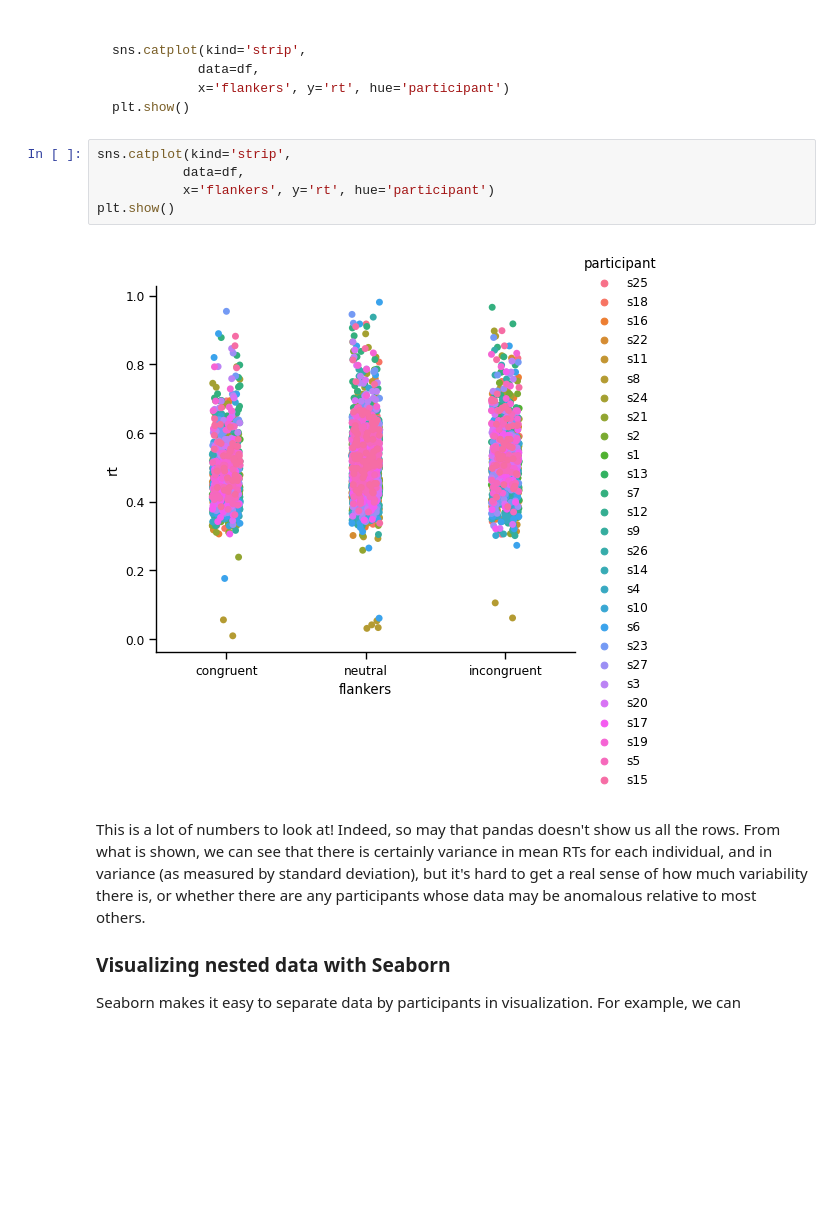
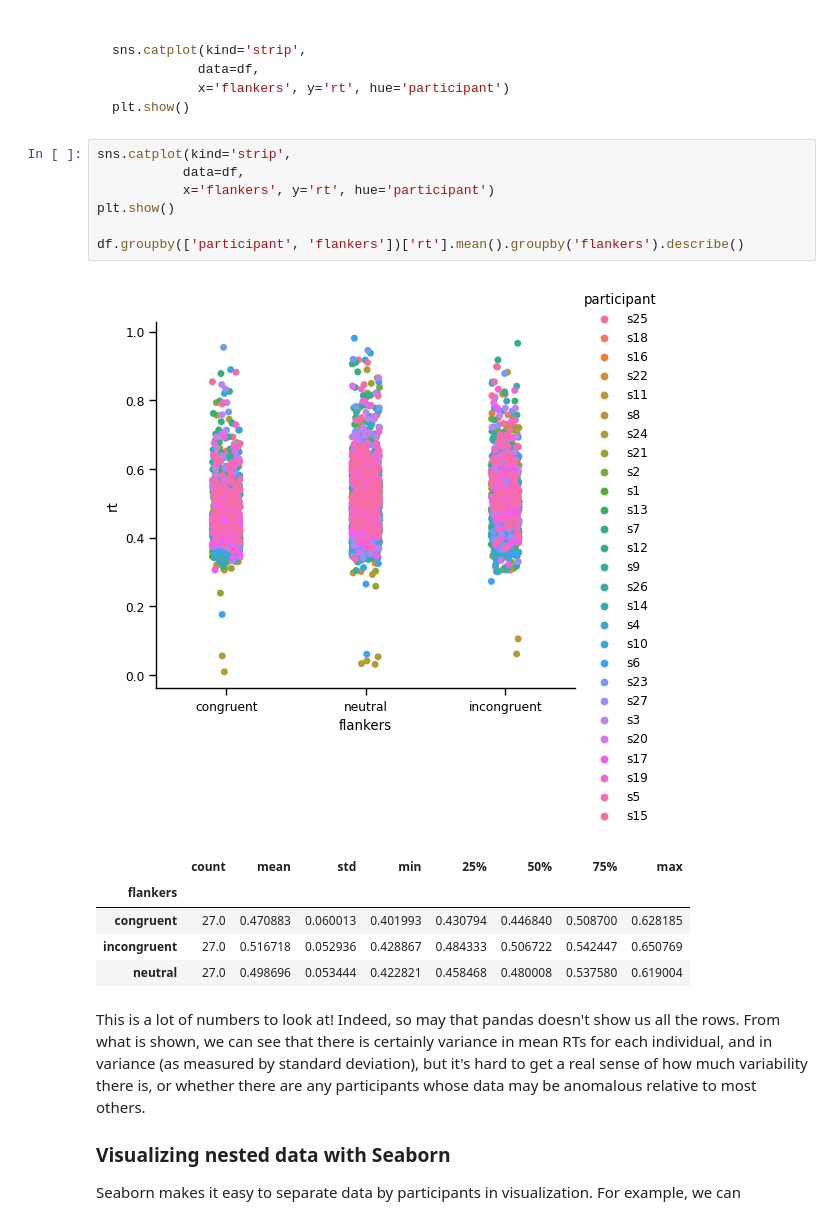
Before and after one commit to stochastic-bean/NDS_Ch5_Biostatistics, a Jupyter notebook: 1 - repeated_measures.ipynb, the cells around one changed output. Cells and saved outputs as stored; diff of their text form; blank space fills up the shorter version.

```diff
--- a/1 - repeated_measures.ipynb
+++ b/1 - repeated_measures.ipynb
@@ -210,10 +210,17 @@ plt.show()
 # %%
 sns.catplot(kind='strip',
            data=df,
            x='flankers', y='rt', hue='participant')
 plt.show()
+
+df.groupby(['participant', 'flankers'])['rt'].mean().groupby('flankers').describe()
 # %% [output]
-[figure, old version]
+[figure, new version]
+|  | count | mean | std | min | 25% | 50% | 75% | max |
+| flankers |  |  |  |  |  |  |  |  |
+| congruent | 27.0 | 0.470883 | 0.060013 | 0.401993 | 0.430794 | 0.446840 | 0.508700 | 0.628185 |
+| incongruent | 27.0 | 0.516718 | 0.052936 | 0.428867 | 0.484333 | 0.506722 | 0.542447 | 0.650769 |
+| neutral | 27.0 | 0.498696 | 0.053444 | 0.422821 | 0.458468 | 0.480008 | 0.537580 | 0.619004 |
 # %% [markdown]
 This is a lot of numbers to look at! Indeed, so may that pandas doesn't show us all the rows. From what is shown, we can see that there is certainly variance in mean RTs for each individual, and in variance (as measured by standard deviation), but it's hard to get a real sense of how much variability there is, or whether there are any participants whose data may be anomalous relative to most others.
 
```
Also changed, not shown: parts of 17 cells of this notebook.
